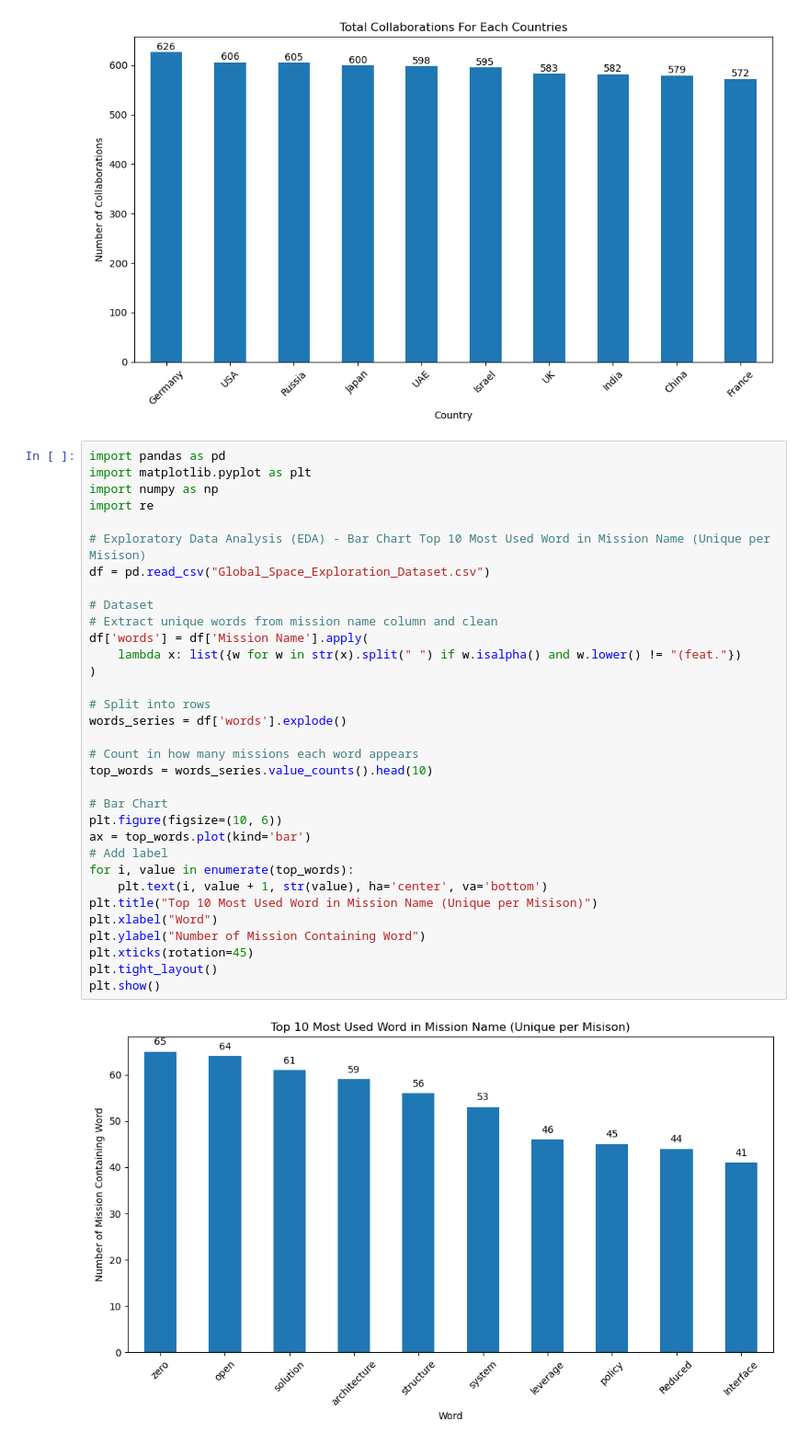
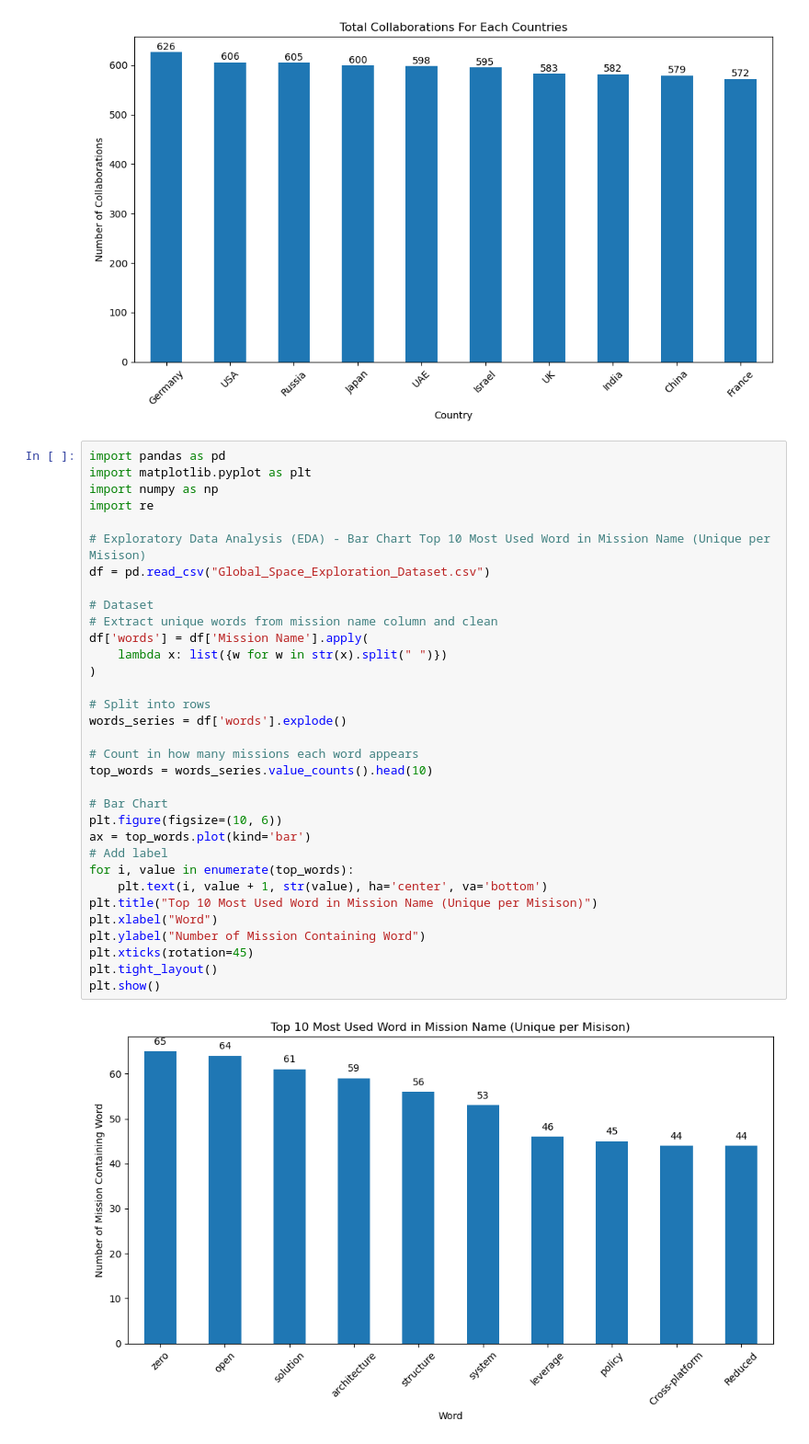
Before and after one commit to FlazeFy2/DS-Global-Space-Exploration, a Jupyter notebook: exploratory data analysis-bar.ipynb, the cells around one changed output. Shown at 92% size. Saved outputs shown, nothing was run; the diff lists cells and outputs as text.

Commit message:
[DS] Exploratory Data Analysis (EDA) - Bar Chart Comparison Total Word per Mission Name

```diff
--- a/exploratory data analysis-bar.ipynb
+++ b/exploratory data analysis-bar.ipynb
@@ -111,32 +111,32 @@ import matplotlib.pyplot as plt
 import numpy as np
 import re
 
 # Exploratory Data Analysis (EDA) - Bar Chart Top 10 Most Used Word in Mission Name (Unique per Misison)
 df = pd.read_csv("Global_Space_Exploration_Dataset.csv")
 
 # Dataset
 # Extract unique words from mission name column and clean
 df['words'] = df['Mission Name'].apply(
-    lambda x: list({w for w in str(x).split(" ") if w.isalpha() and w.lower() != "(feat."})
+    lambda x: list({w for w in str(x).split(" ")})
 )
 
 # Split into rows
 words_series = df['words'].explode()
 
 # Count in how many missions each word appears
 top_words = words_series.value_counts().head(10)
 
 # Bar Chart
 plt.figure(figsize=(10, 6))
 ax = top_words.plot(kind='bar')
 # Add label
 for i, value in enumerate(top_words):
     plt.text(i, value + 1, str(value), ha='center', va='bottom')
 plt.title("Top 10 Most Used Word in Mission Name (Unique per Misison)")
 plt.xlabel("Word")
 plt.ylabel("Number of Mission Containing Word")
 plt.xticks(rotation=45)
 plt.tight_layout()
 plt.show()
 # %% [output]
-[figure, old version]
+[figure, new version]
```
Also changed, not shown: parts of 1 cell of this notebook.
